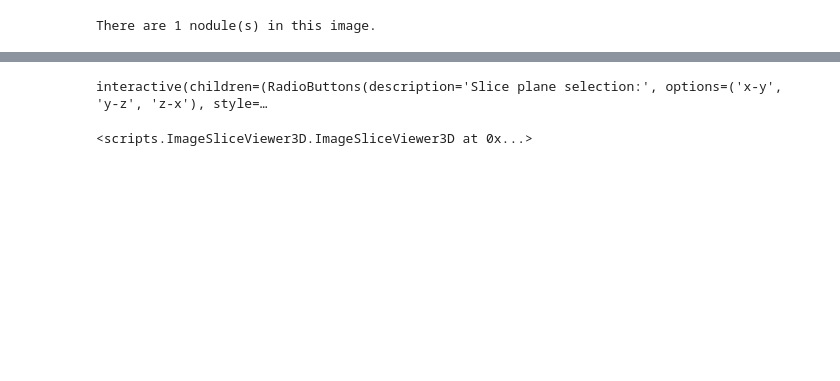
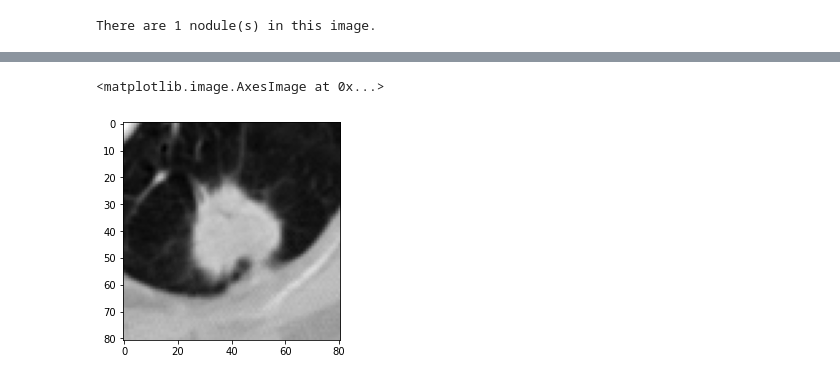
Before and after one commit to caryn-geady/BME1462-Biomedical-Image-Analysis-final-project, a Jupyter notebook: Sample Segmentation II.ipynb, the cells around one changed output, grey strips where cells are left out. Cells and saved outputs as stored; diff of their text form; code cells hidden in the pictures; blank space fills up the shorter version.

```diff
--- a/Sample Segmentation II.ipynb
+++ b/Sample Segmentation II.ipynb
@@ -97,18 +100,19 @@ for i in range(k-num_slices,k+num_slices+1):
 # %%
 # label the mask into connected regions
 mask_labels = label(cylinder_image)
 mask_props = regionprops(mask_labels)
 
 coords = mask_props[0].bbox
 
 msk_subV = mask_props[0].image
 img_subV = im_V[coords[0]:coords[3],coords[1]:coords[4],coords[2]:coords[-1]]
 msk_subV_true = msk_V[coords[0]:coords[3],coords[1]:coords[4],coords[2]:coords[-1]]
 # isolate the sub-volume of the cylinder -- all operations applied to this, then it can be mapped back using bbox
-isv(img_subV)
+# isv(img_subV)
+plt.imshow(img_subV[:,:,num_slices],cmap='binary_r')
 # %% [output]
-interactive(children=(RadioButtons(description='Slice plane selection:', options=('x-y', 'y-z', 'z-x'), style=…
+<matplotlib.image.AxesImage at 0x...>
-<scripts.ImageSliceViewer3D.ImageSliceViewer3D at 0x...>
+[figure, added]
 # %%
 # THIS CELL APPEARS TO KILL KERNELS :(
 # # resample image -- isotropic voxels (1mm,1mm,1mm)
```
Also changed, not shown: parts of 25 cells of this notebook.
